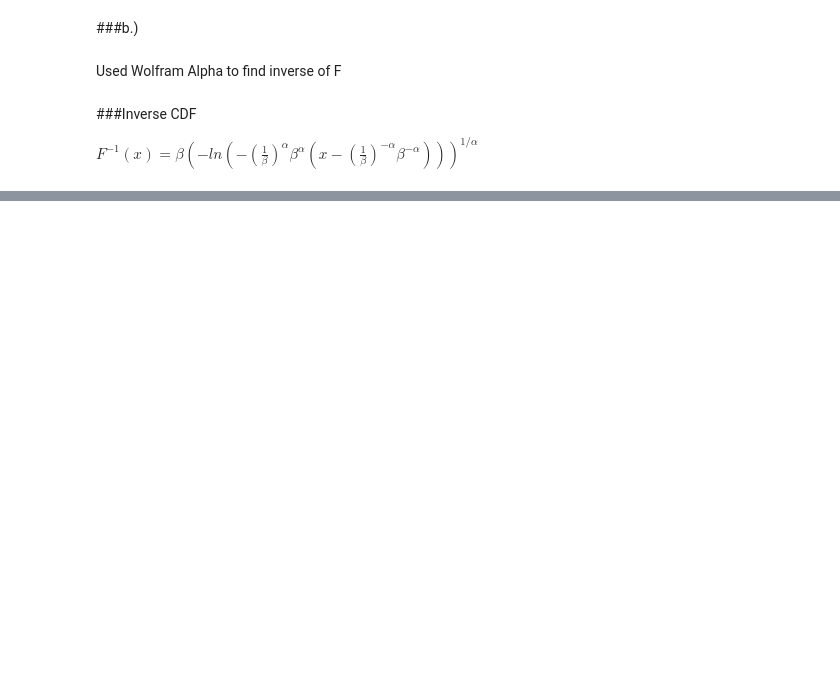
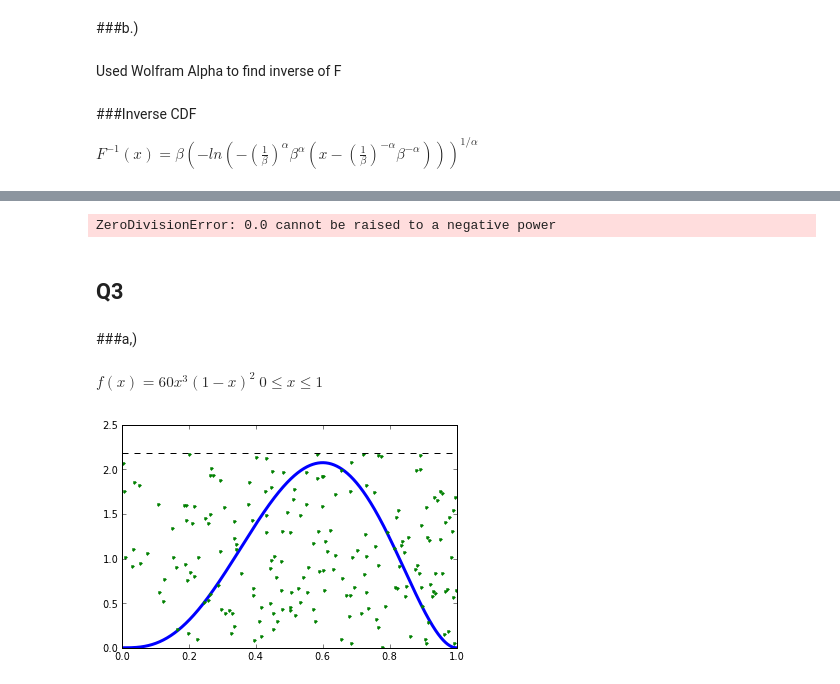
Before and after one commit to npilgram/PHYS202-S13, a Jupyter notebook: Week8/MCSimulation-Ex7.ipynb, the cells around one changed output, grey strips where cells are left out. Saved outputs shown, nothing was run; the diff lists cells and outputs as text; code cells hidden in the pictures; blank space fills up the shorter version.

```diff
--- a/Week8/MCSimulation-Ex7.ipynb
+++ b/Week8/MCSimulation-Ex7.ipynb
@@ -34,0 +35,36 @@ $F^{-1}(x)=\beta(-ln(-(\frac{1}{\beta})^{\alpha}\beta^{\alpha}(x-(\frac{1}{\beta
+# %%
+x = arange(0.,100+0.1,0.1)
+N=10000
+z=numpy.random.random_sample(N)
+xsamples=Finv(z)
+# %% [output]
+ZeroDivisionError: 0.0 cannot be raised to a negative power
+# %% [markdown]
+Q3
+--
+# %% [markdown]
+###a,)
+# %% [markdown]
+$f(x)=60x^3(1-x)^2$ $0\le x\le1$
+# %%
+x = arange(0.0, 1.0+0.001,0.001)
+f = lambda x: 60*(x**3)*((1-x)**2)
+# %%
+xmin=0.
+xmax=1.
+subx = x[logical_and((x>xmin),(x<xmax))]
+ymax= max(f(subx))*1.05
+ymin=0.
+
+N=10000
+samples_x = xmin + (xmax-xmin)*random_sample(N);
+samples_y = ymin + (ymax-ymin)*random_sample(N);
+
+plot(x,f(x),lw=3)
+plot(samples_x[1:200], samples_y[1:200], '.')
+plot([xmin, xmin], [ymin, ymax], color='k', linestyle='--')
+plot([xmax, xmax], [ymin, ymax], color='k', linestyle='--')
+plot([xmin, xmax], [ymax, ymax], color='k', linestyle='--')
+show()
+# %% [output]
+[figure, added]
```
Also changed, not shown: parts of 11 cells of this notebook, 1 other file.
